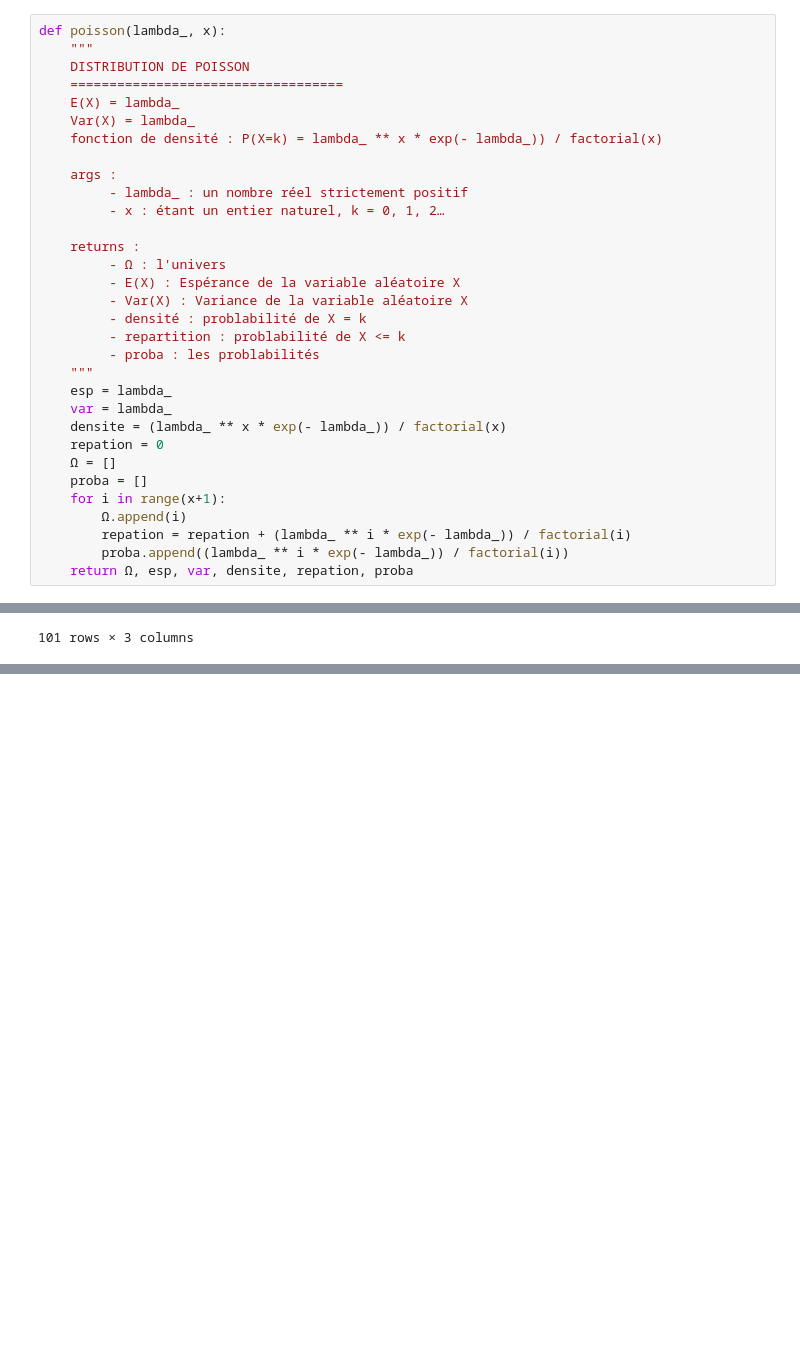
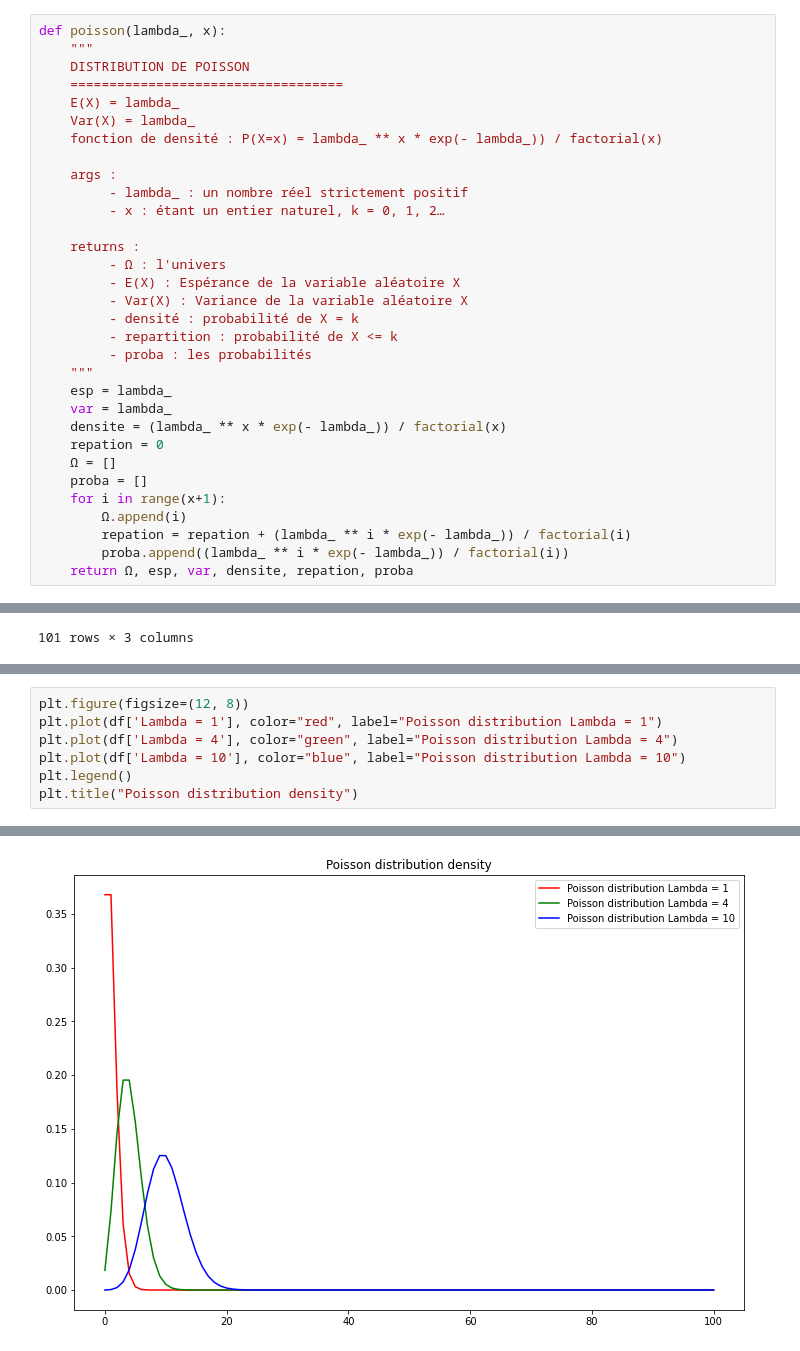
Before and after one commit to PapaBaGAYE/Distribution_de_Poisson, a Jupyter notebook: Distribution_de_Poisson.ipynb, the cells around one changed output, grey strips where cells are left out. Cells and saved outputs as stored; diff of their text form; blank space fills up the shorter version.

```diff
--- a/Distribution_de_Poisson.ipynb
+++ b/Distribution_de_Poisson.ipynb
@@ -28,7 +29,7 @@ def poisson(lambda_, x):
     ===================================
     E(X) = lambda_
     Var(X) = lambda_
-    fonction de densité : P(X=k) = lambda_ ** x * exp(- lambda_)) / factorial(x)
+    fonction de densité : P(X=x) = lambda_ ** x * exp(- lambda_)) / factorial(x)
 
     args :
          - lambda_ : un nombre réel strictement positif
@@ -38,9 +39,9 @@ def poisson(lambda_, x):
          - Ω : l'univers
          - E(X) : Espérance de la variable aléatoire X
          - Var(X) : Variance de la variable aléatoire X
-         - densité : problabilité de X = k
-         - repartition : problabilité de X <= k
-         - proba : les problabilités
+         - densité : probabilité de X = k
+         - repartition : probabilité de X <= k
+         - proba : les probabilités
     """
     esp = lambda_
     var = lambda_
@@ -81,0 +85,8 @@ df
+# %%
+plt.figure(figsize=(12, 8))
+plt.plot(df['Lambda = 1'], color="red", label="Poisson distribution Lambda = 1")
+plt.plot(df['Lambda = 4'], color="green", label="Poisson distribution Lambda = 4")
+plt.plot(df['Lambda = 10'], color="blue", label="Poisson distribution Lambda = 10")
+plt.legend()
+plt.title("Poisson distribution density")
+# %% [output]
@@ -82 +94,2 @@ df
+[figure, added]
 # %%
```
Also changed, not shown: parts of 6 cells of this notebook.
